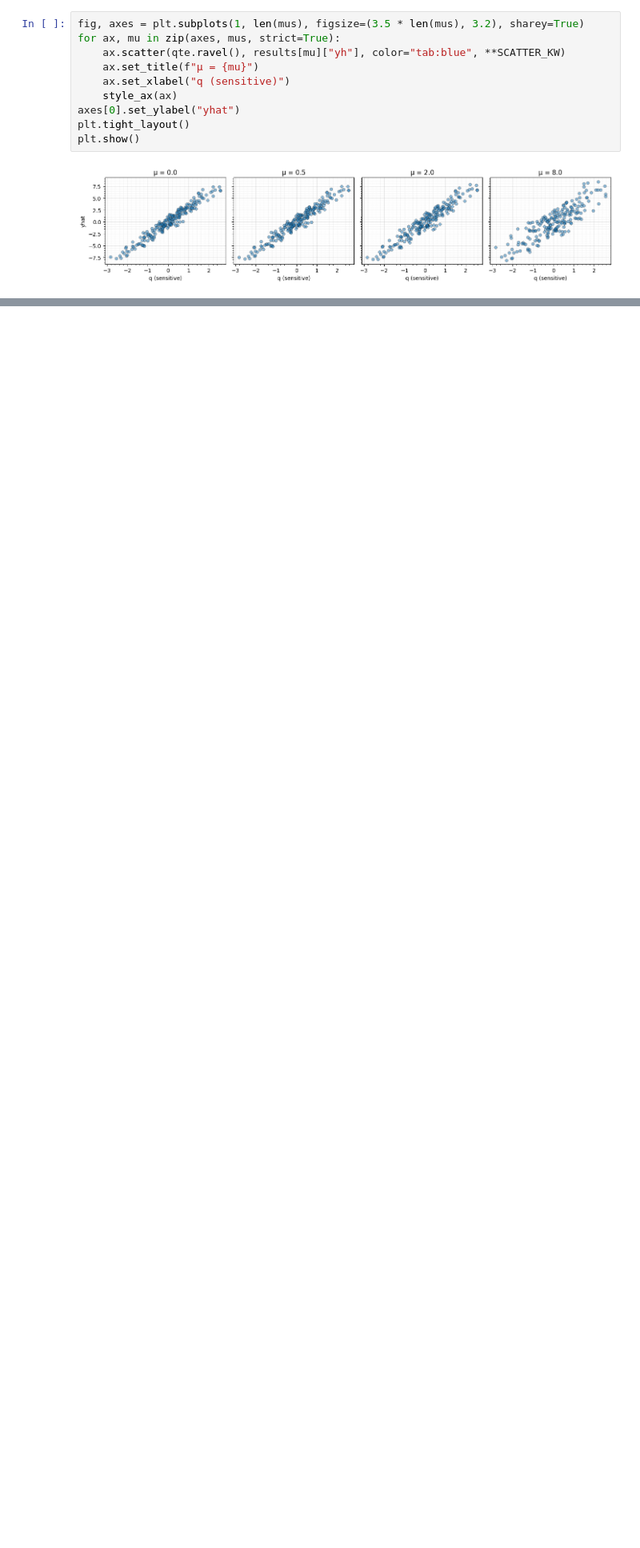
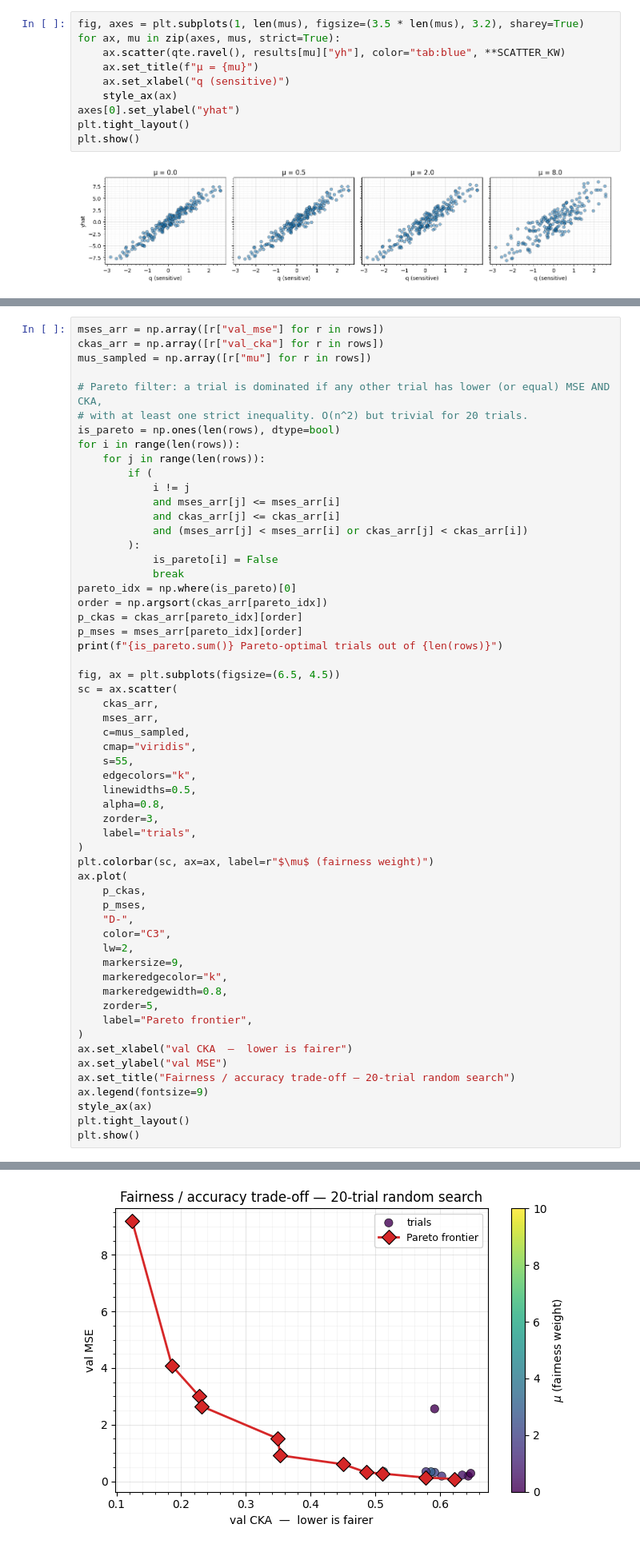
Before and after one commit to jejjohnson/keras-fairkl, a Jupyter notebook: docs/notebooks/fair_model_wrapper.ipynb, the cells around one changed output, grey strips where cells are left out. Shown at 80% size. Cells and saved outputs as stored; diff of their text form; blank space fills up the shorter version.

```diff
--- a/docs/notebooks/fair_model_wrapper.ipynb
+++ b/docs/notebooks/fair_model_wrapper.ipynb
@@ -176,0 +322,58 @@ HSIC-penalised MLP  |  test MSE = 0.116  |  CKA(yhat, q) = 0.633
+# %%
+mses_arr = np.array([r["val_mse"] for r in rows])
+ckas_arr = np.array([r["val_cka"] for r in rows])
+mus_sampled = np.array([r["mu"] for r in rows])
+
+# Pareto filter: a trial is dominated if any other trial has lower (or equal) MSE AND CKA,
+# with at least one strict inequality. O(n^2) but trivial for 20 trials.
+is_pareto = np.ones(len(rows), dtype=bool)
+for i in range(len(rows)):
+    for j in range(len(rows)):
+        if (
+            i != j
+            and mses_arr[j] <= mses_arr[i]
+            and ckas_arr[j] <= ckas_arr[i]
+            and (mses_arr[j] < mses_arr[i] or ckas_arr[j] < ckas_arr[i])
+        ):
+            is_pareto[i] = False
+            break
+pareto_idx = np.where(is_pareto)[0]
+order = np.argsort(ckas_arr[pareto_idx])
+p_ckas = ckas_arr[pareto_idx][order]
+p_mses = mses_arr[pareto_idx][order]
+print(f"{is_pareto.sum()} Pareto-optimal trials out of {len(rows)}")
+
+fig, ax = plt.subplots(figsize=(6.5, 4.5))
+sc = ax.scatter(
+    ckas_arr,
+    mses_arr,
+    c=mus_sampled,
+    cmap="viridis",
+    s=55,
+    edgecolors="k",
+    linewidths=0.5,
+    alpha=0.8,
+    zorder=3,
+    label="trials",
+)
+plt.colorbar(sc, ax=ax, label=r"$\mu$ (fairness weight)")
+ax.plot(
+    p_ckas,
+    p_mses,
+    "D-",
+    color="C3",
+    lw=2,
+    markersize=9,
+    markeredgecolor="k",
+    markeredgewidth=0.8,
+    zorder=5,
+    label="Pareto frontier",
+)
+ax.set_xlabel("val CKA  —  lower is fairer")
+ax.set_ylabel("val MSE")
+ax.set_title("Fairness / accuracy trade-off — 20-trial random search")
+ax.legend(fontsize=9)
+style_ax(ax)
+plt.tight_layout()
+plt.show()
+# %% [output]
@@ -176,0 +381 @@ HSIC-penalised MLP  |  test MSE = 0.116  |  CKA(yhat, q) = 0.633
+[figure, added]
```
Also changed, not shown: parts of 34 cells of this notebook, 1 other file.
